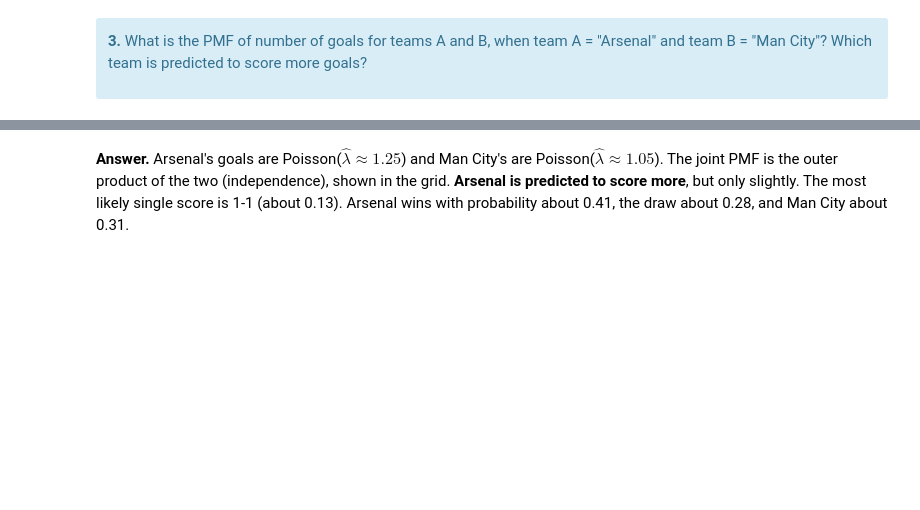
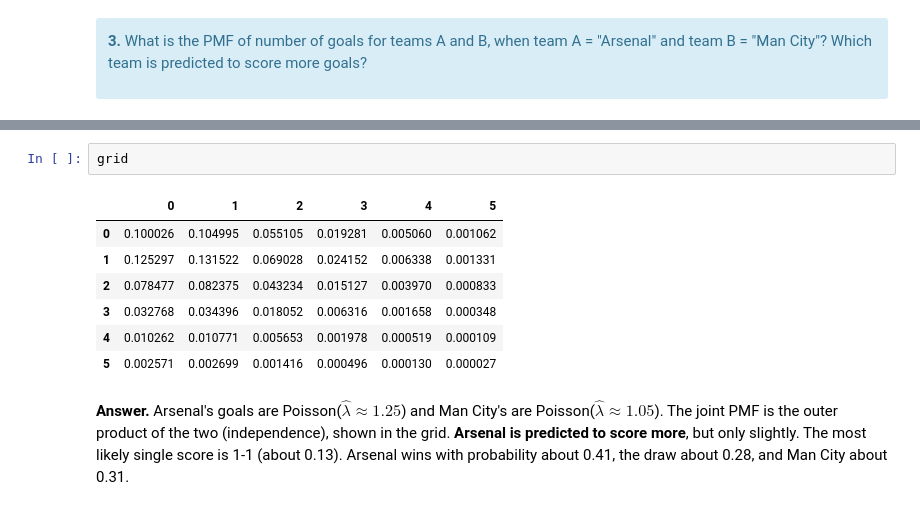
Before and after one commit to kimondragon/UU_F26_templates, a Jupyter notebook: Week13/poisson_pre-lab_completed.ipynb, the cells around one changed output, grey strips where cells are left out. Saved outputs shown, nothing was run; the diff lists cells and outputs as text; blank space fills up the shorter version.

```diff
--- a/Week13/poisson_pre-lab_completed.ipynb
+++ b/Week13/poisson_pre-lab_completed.ipynb
@@ -246,3 +246,13 @@ P(Arsenal win) = 0.407 | P(draw) = 0.282 | P(Man City win) = 0.308
+# %%
+grid
+# %% [output]
+|  | 0 | 1 | 2 | 3 | 4 | 5 |
+| 0 | 0.100026 | 0.104995 | 0.055105 | 0.019281 | 0.005060 | 0.001062 |
+| 1 | 0.125297 | 0.131522 | 0.069028 | 0.024152 | 0.006338 | 0.001331 |
+| 2 | 0.078477 | 0.082375 | 0.043234 | 0.015127 | 0.003970 | 0.000833 |
+| 3 | 0.032768 | 0.034396 | 0.018052 | 0.006316 | 0.001658 | 0.000348 |
+| 4 | 0.010262 | 0.010771 | 0.005653 | 0.001978 | 0.000519 | 0.000109 |
+| 5 | 0.002571 | 0.002699 | 0.001416 | 0.000496 | 0.000130 | 0.000027 |
 # %% [markdown]
 **Answer.** Arsenal's goals are Poisson($\hat\lambda \approx 1.25$) and Man City's are Poisson($\hat\lambda \approx 1.05$). The joint PMF is the outer product of the two (independence), shown in the grid. **Arsenal is predicted to score more**, but only slightly. The most likely single score is 1-1 (about 0.13). Arsenal wins with probability about 0.41, the draw about 0.28, and Man City about 0.31.
 # %% [markdown]
```
Also changed, not shown: parts of 2 cells of this notebook, 3 other files.
